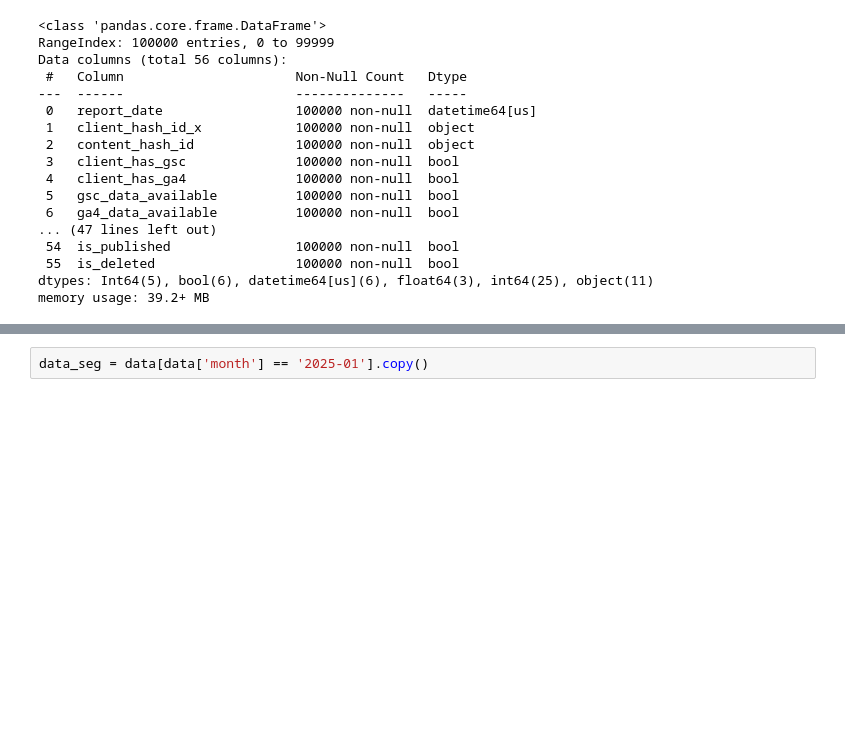
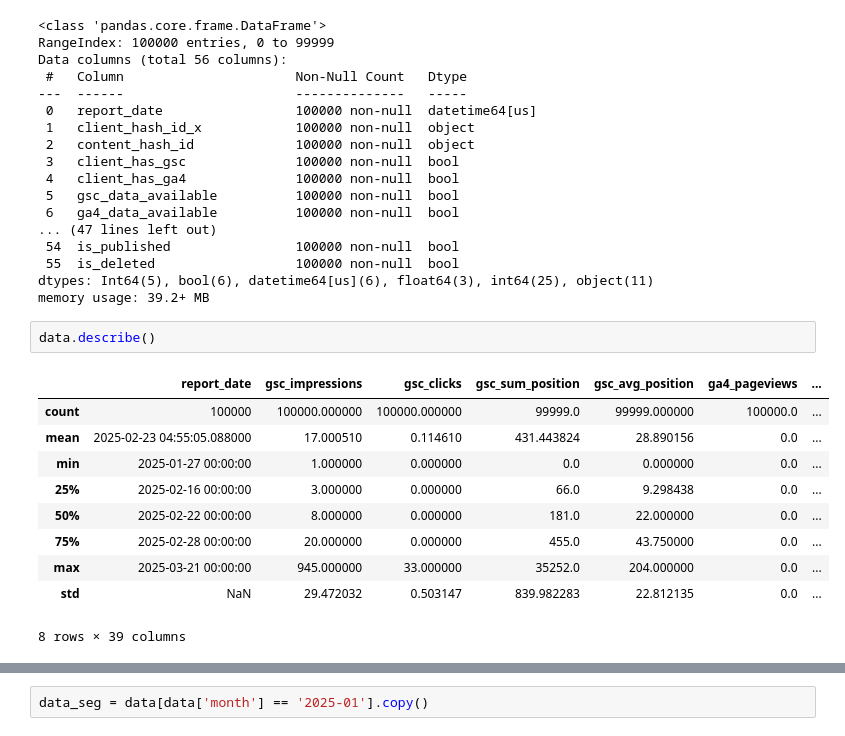
Before and after one commit to Maryam-Shile/flyrank_ml_internship, a Jupyter notebook: work/notebooks/w03_data_contract.ipynb, the cells around one changed output, grey strips where cells are left out. Saved outputs shown, nothing was run; the diff lists cells and outputs as text; blank space fills up the shorter version.

```diff
--- a/work/notebooks/w03_data_contract.ipynb
+++ b/work/notebooks/w03_data_contract.ipynb
@@ -107,3 +107,16 @@ Data columns (total 56 columns):
  55  is_deleted                  100000 non-null  bool
 dtypes: Int64(5), bool(6), datetime64[us](6), float64(3), int64(25), object(11)
 memory usage: 39.2+ MB
+# %%
+data.describe()
+# %% [output]
+|  | report_date | gsc_impressions | gsc_clicks | gsc_sum_position | gsc_avg_position | ga4_pageviews | ... |
+| count | 100000 | 100000.000000 | 100000.000000 | 99999.0 | 99999.000000 | 100000.0 | ... |
+| mean | 2025-02-23 04:55:05.088000 | 17.000510 | 0.114610 | 431.443824 | 28.890156 | 0.0 | ... |
+| min | 2025-01-27 00:00:00 | 1.000000 | 0.000000 | 0.0 | 0.000000 | 0.0 | ... |
+| 25% | 2025-02-16 00:00:00 | 3.000000 | 0.000000 | 66.0 | 9.298438 | 0.0 | ... |
+| 50% | 2025-02-22 00:00:00 | 8.000000 | 0.000000 | 181.0 | 22.000000 | 0.0 | ... |
+| 75% | 2025-02-28 00:00:00 | 20.000000 | 0.000000 | 455.0 | 43.750000 | 0.0 | ... |
+| max | 2025-03-21 00:00:00 | 945.000000 | 33.000000 | 35252.0 | 204.000000 | 0.0 | ... |
+| std | NaN | 29.472032 | 0.503147 | 839.982283 | 22.812135 | 0.0 | ... |
+8 rows × 39 columns
```
Also changed, not shown: parts of 9 cells of this notebook.
